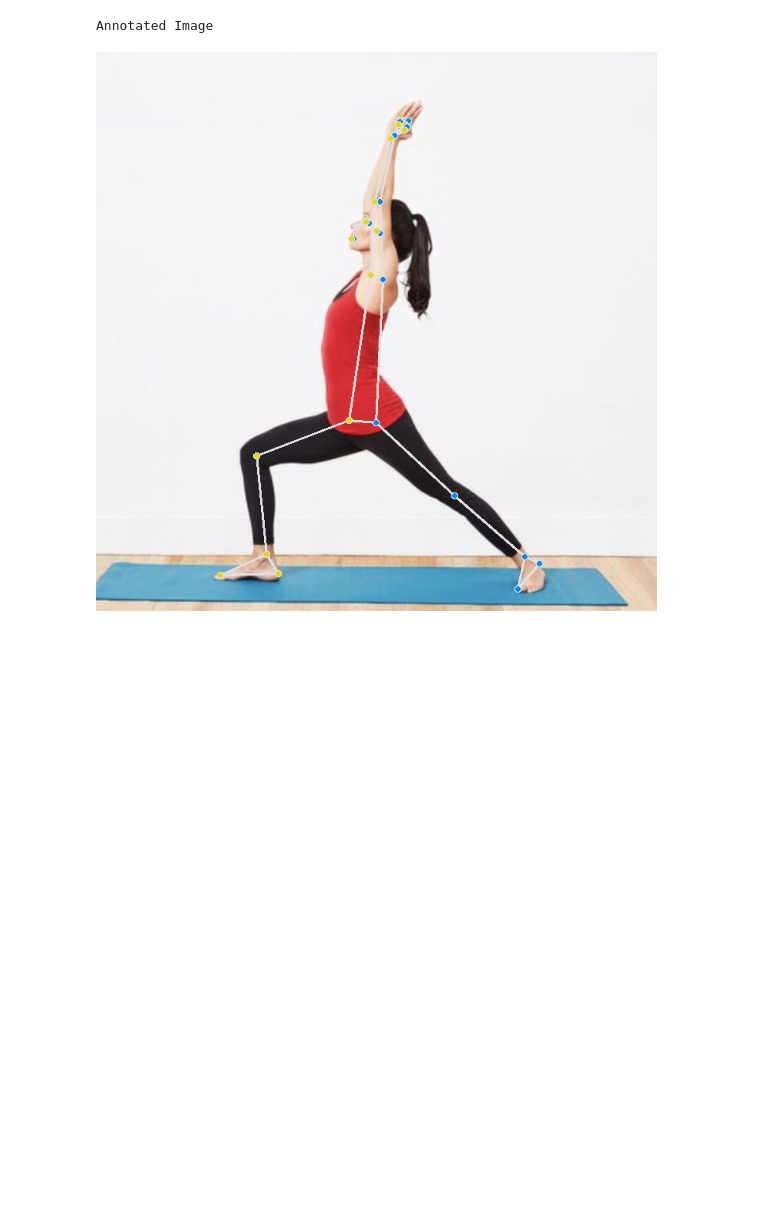
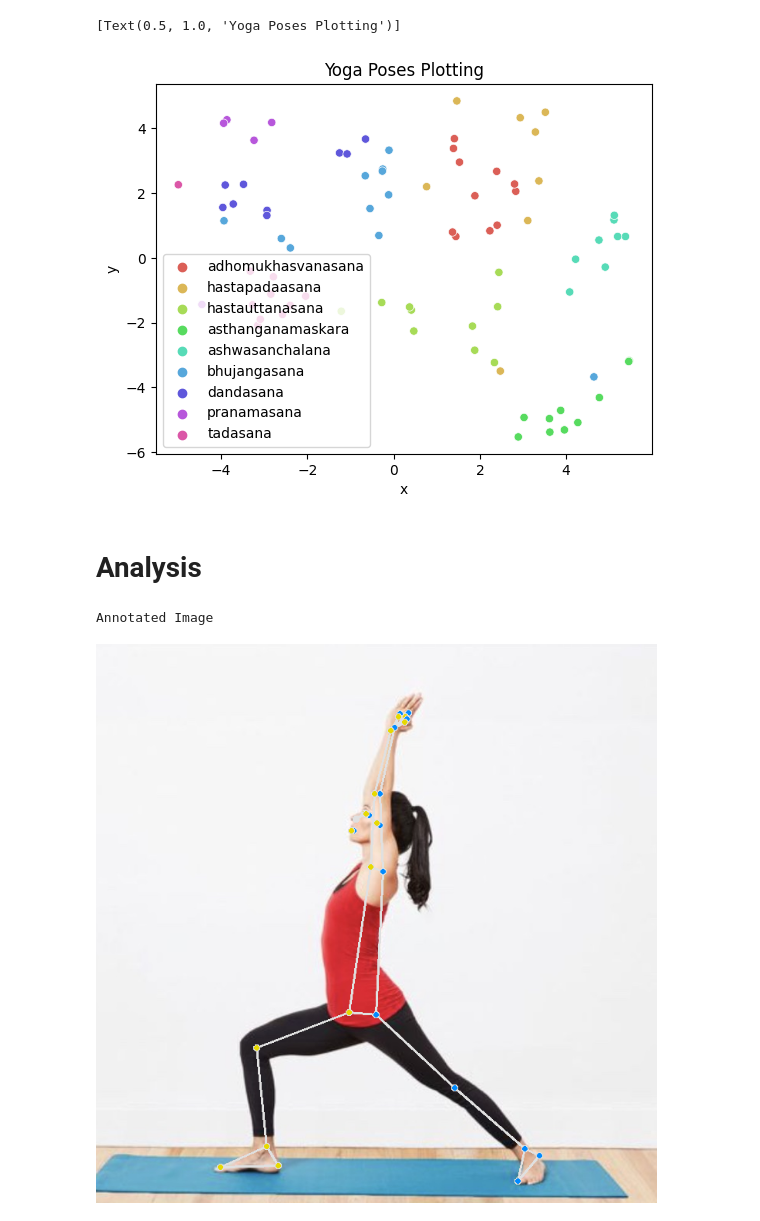
Before and after one commit to shubham-kanodia/pose-tracking, a Jupyter notebook: Pose_Tracker.ipynb, the cells around one changed output. Cells and saved outputs as stored; diff of their text form; code cells hidden in the pictures; blank space fills up the shorter version.

```diff
--- a/Pose_Tracker.ipynb
+++ b/Pose_Tracker.ipynb
@@ -218,8 +258,6 @@ image_paths = glob("./poses/*.jpg")
 # %%
 normalised_landmarks_dict = {}
 
-for image_path in image_paths:
+for image_path in converted_image_paths:
   landmarks = get_landmarks(image_path)
   normalised_landmarks_dict[image_path.split("/")[-1].strip(".jpg")] = landmarks
-
-test_image_landmarks = get_landmarks("./poses/test_image.jpeg")
@@ -265,0 +340,14 @@ most_similar_pose
+# %%
+pose_dirs = glob("./all_poses/*")
+
+img_classes = {}
+
+for pose_dir in pose_dirs:
+  for idx, image_path in enumerate(glob(f"{pose_dir}/*.*")):
+    try:
+      dest_path = f"./converted_for_analysis/{image_path.split('/')[-2]}_{idx + 1}.jpg"
+      convert_img(image_path, dest_path)
+
+      img_classes[dest_path] = pose_dir.split("/")[-1].split("-")[1]
+    except Exception as exp:
+      print("Failed once")
@@ -265,0 +356,14 @@ most_similar_pose
+# %%
+features = []
+targets = []
+
+
+for image_path in img_classes.keys():
+  try:
+    img_feature = calculate_feature_vector(get_landmarks(image_path))
+
+    features.append(img_feature)
+    targets.append(img_classes[image_path])
+
+  except Exception as exp:
+    print("Skipped")
@@ -265,0 +379,3 @@ most_similar_pose
+# %%
+tsne = TSNE(n_components=2, verbose=1, random_state=2023)
+z = tsne.fit_transform(np.array(features))
@@ -266,3 +390,17 @@ most_similar_pose
+# %%
+df = pd.DataFrame()
+df["targets"] = targets
+df["x"] = z[:,0]
+df["y"] = z[:,1]
+
+sns.scatterplot(x="x", y="y", hue=df.targets.tolist(),
+                palette=sns.color_palette("hls", 9),
+                data=df).set(title="Yoga Poses Plotting")
+# %% [output]
+[Text(0.5, 1.0, 'Yoga Poses Plotting')]
+[figure, added]
+# %% [markdown]
+# Analysis
 # %%
 def get_pose_info(pose):
   features = []
```
Also changed, not shown: parts of 25 cells of this notebook.
